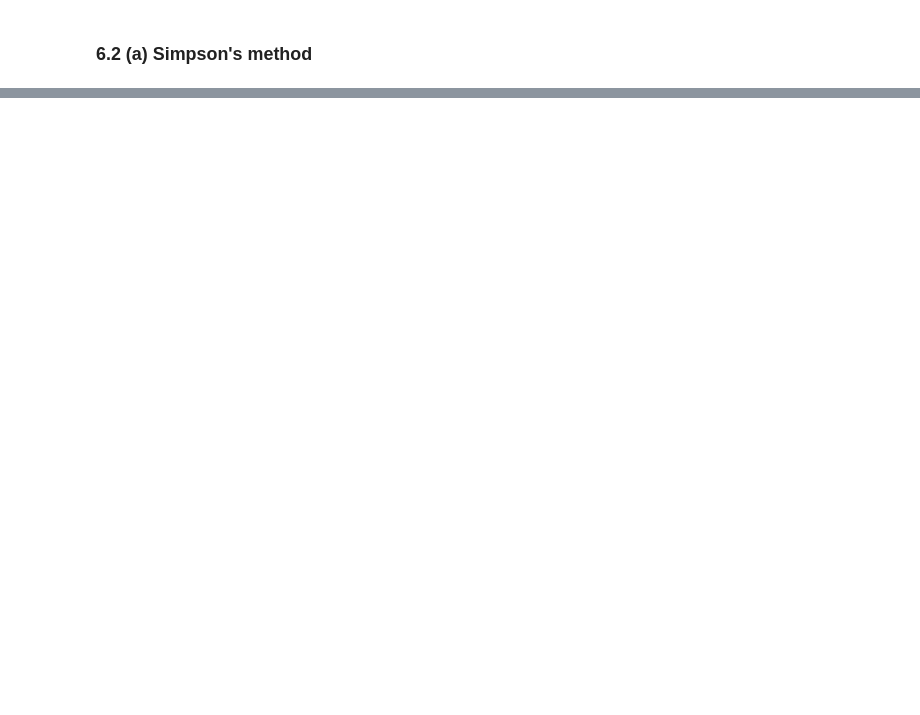
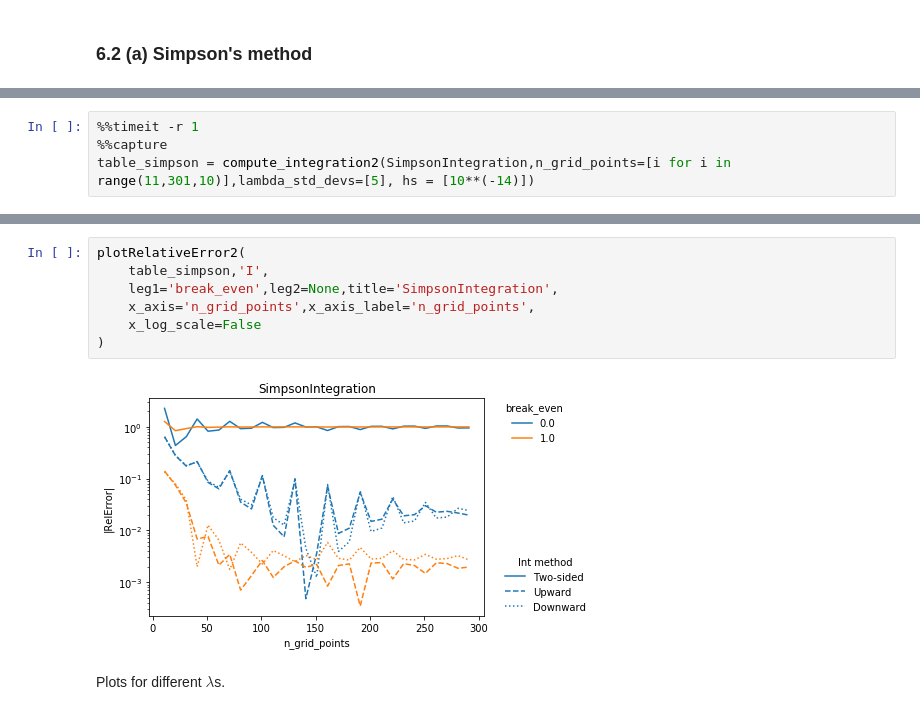
Before and after one commit to sschlenkrich/QuantLibPython, a Jupyter notebook: hom62.ipynb, the cells around one changed output, grey strips where cells are left out. Saved outputs shown, nothing was run; the diff lists cells and outputs as text; blank space fills up the shorter version.

```diff
--- a/hom62.ipynb
+++ b/hom62.ipynb
@@ -275,0 +303,4 @@ table_simpson = compute_integration2(SimpsonIntegration,n_grid_points=[51,101,20
+# %%
+%%timeit -r 1
+%%capture
+table_simpson = compute_integration2(SimpsonIntegration,n_grid_points=[i for i in range(11,301,10)],lambda_std_devs=[5], hs = [10**(-14)])
@@ -275,0 +309,11 @@ table_simpson = compute_integration2(SimpsonIntegration,n_grid_points=[51,101,20
+# %%
+plotRelativeError2(
+    table_simpson,'I',
+    leg1='break_even',leg2=None,title='SimpsonIntegration',
+    x_axis='n_grid_points',x_axis_label='n_grid_points',
+    x_log_scale=False
+)
+# %% [output]
+[figure, added]
+# %% [markdown]
+Plots for different $\lambda$s.
```
Also changed, not shown: parts of 56 cells of this notebook.
